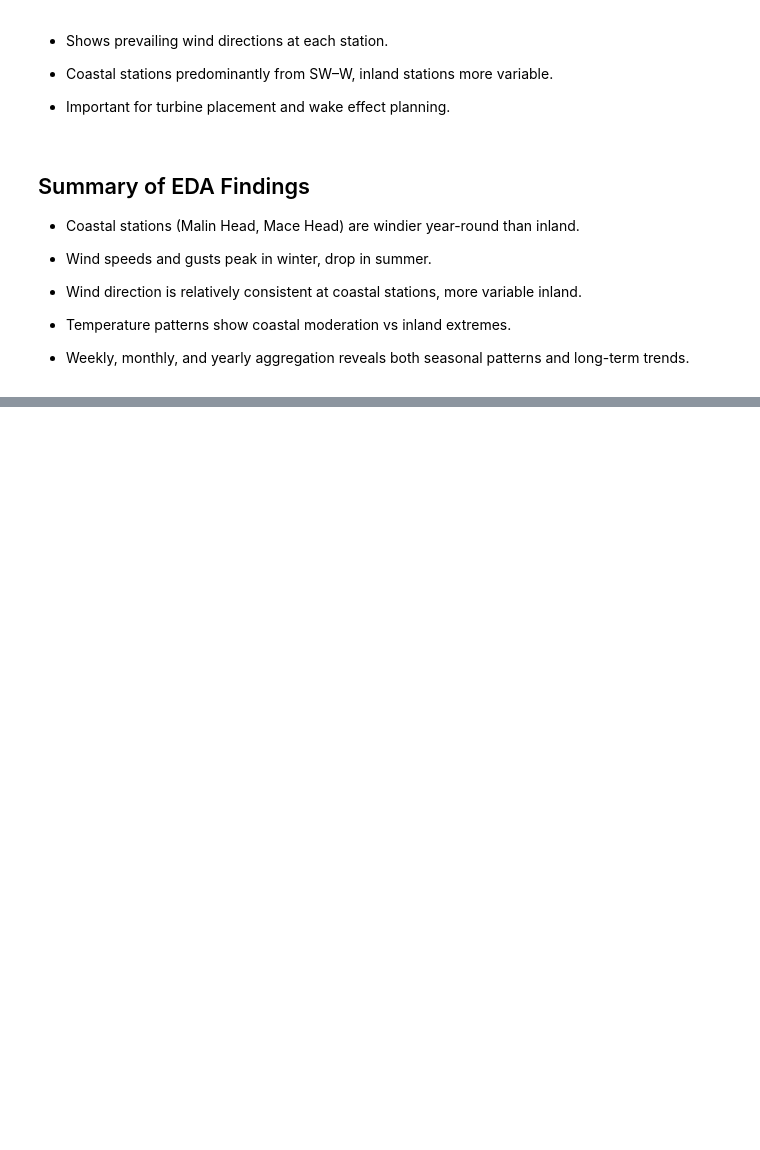
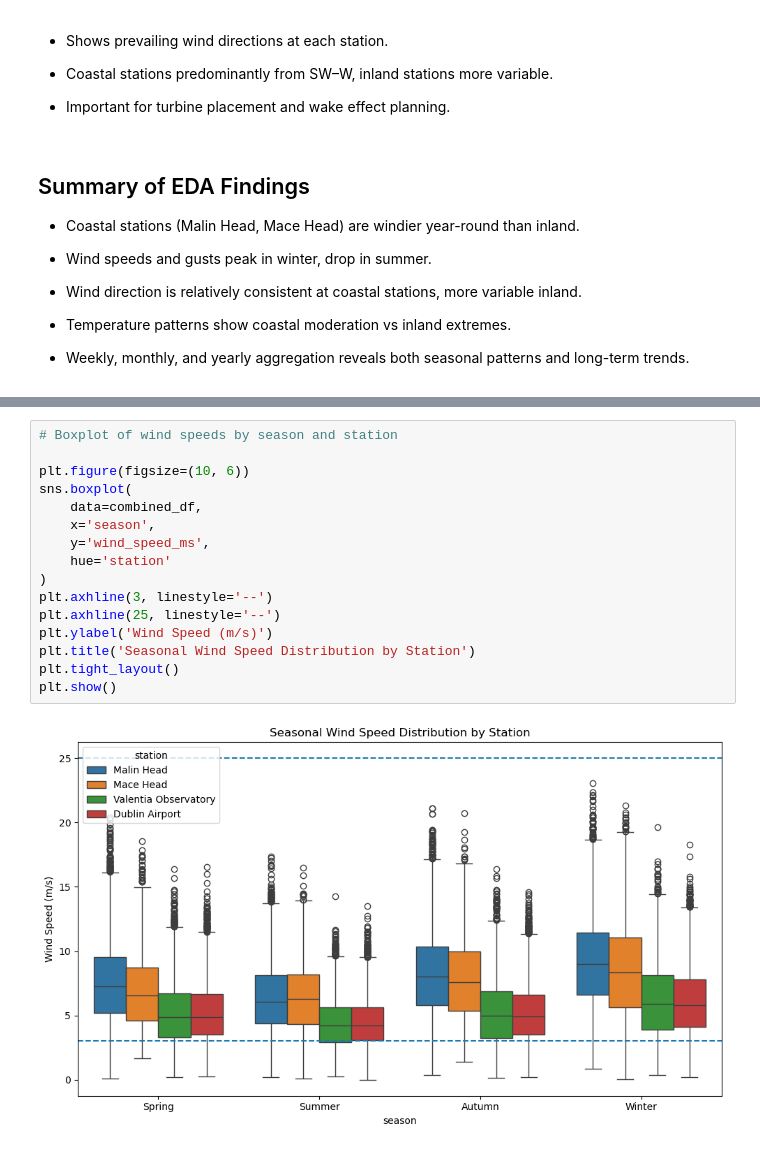
Before and after one commit to fin81985/PFDA-Project, a Jupyter notebook: wind_analysis.ipynb, the cells around one changed output, grey strips where cells are left out. Cells and saved outputs as stored; diff of their text form; blank space fills up the shorter version.

```diff
--- a/wind_analysis.ipynb
+++ b/wind_analysis.ipynb
@@ -465,0 +570,18 @@ plt.show()
+# %%
+# Boxplot of wind speeds by season and station
+
+plt.figure(figsize=(10, 6))
+sns.boxplot(
+    data=combined_df,
+    x='season',
+    y='wind_speed_ms',
+    hue='station'
+)
+plt.axhline(3, linestyle='--')
+plt.axhline(25, linestyle='--')
+plt.ylabel('Wind Speed (m/s)')
+plt.title('Seasonal Wind Speed Distribution by Station')
+plt.tight_layout()
+plt.show()
+# %% [output]
+[figure, added]
```
Also changed, not shown: parts of 21 cells of this notebook.
